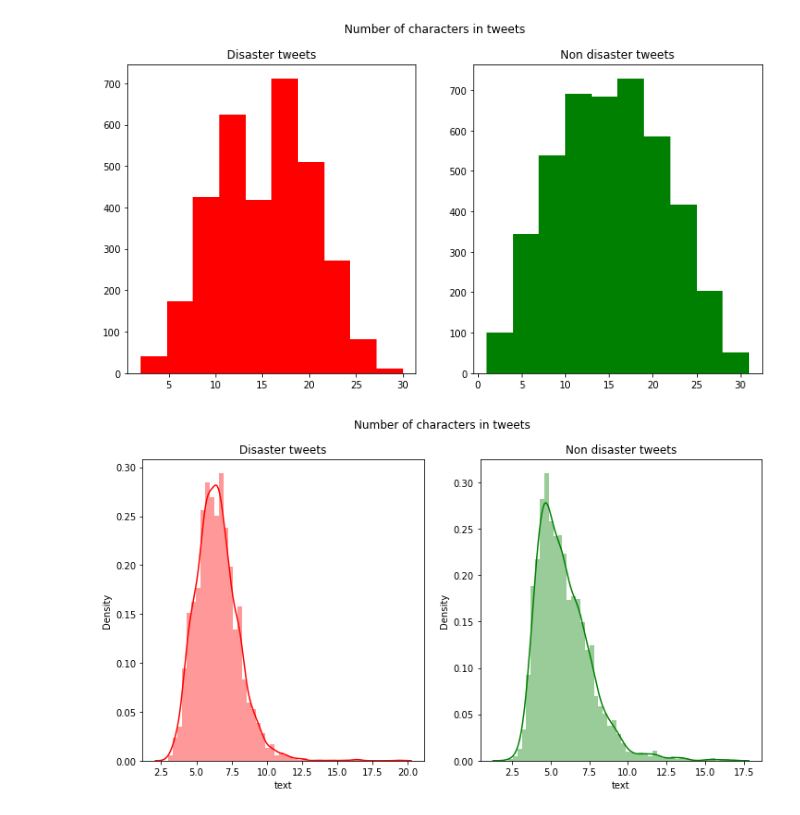
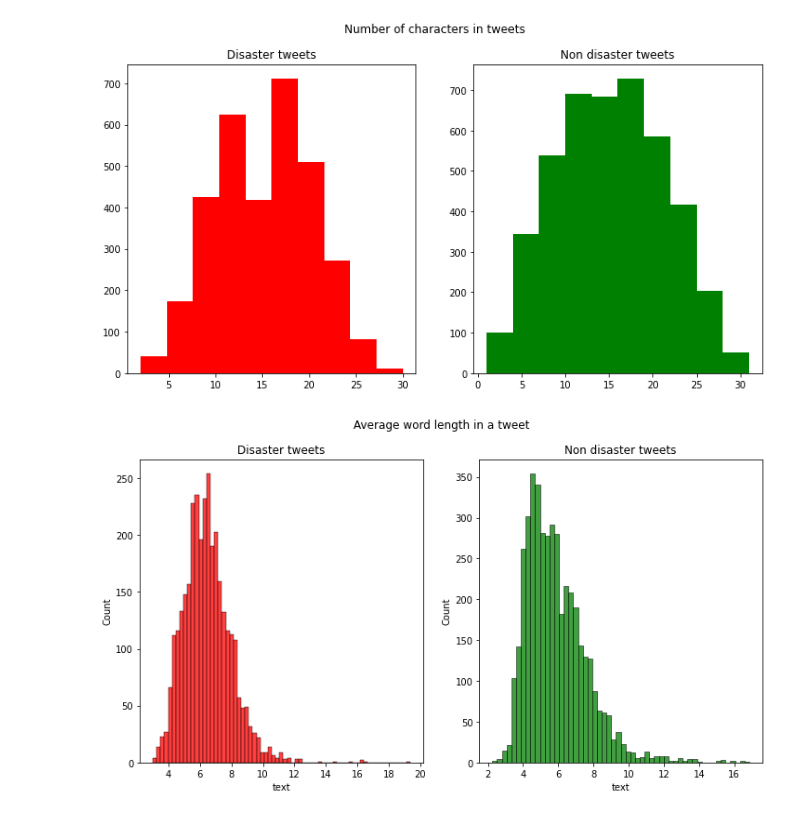
Before and after one commit to pranshudiwan/NLP_CS_6200, a Jupyter notebook: NLP_LSTM.ipynb, the cells around one changed output. Saved outputs shown, nothing was run; the diff lists cells and outputs as text; code cells hidden in the pictures.

Commit message:
Removing warning in visualizations implementation

```diff
--- a/NLP_LSTM.ipynb
+++ b/NLP_LSTM.ipynb
@@ -78,20 +78,22 @@ plt.show()
 # %%
 # Average length of word in a tweet
 
 # For Disaster tweets
 disaster_word_len=train[train['target']==1]['text'].str.split().apply(lambda tweet : [len(word) for word in tweet])
 # print(disaster_word_len)
+#print('Average word length of disaster tweets', disaster_word_len.map(lambda word_len: np.mean(word_len)))
 non_disaster_word_len=train[train['target']==0]['text'].str.split().apply(lambda tweet : [len(word) for word in tweet])
 # print(non_disaster_word_len)
+#print('Average word length of non disaster tweets', non_disaster_word_len.map(lambda word_len: np.mean(word_len)))
 
 # Plotting number of words
 plot,(subplot1,subplot2)=plt.subplots(1,2,figsize=(12,6))
-sns.distplot(disaster_word_len.map(lambda word_len: np.mean(word_len)),ax=subplot1,color='red')
+sns.histplot(disaster_word_len.map(lambda word_len: np.mean(word_len)),ax=subplot1,color='red')
 subplot1.set_title('Disaster tweets')
 
-sns.distplot(non_disaster_word_len.map(lambda word_len: np.mean(word_len)),ax=subplot2,color='green')
+sns.histplot(non_disaster_word_len.map(lambda word_len: np.mean(word_len)),ax=subplot2,color='green')
 subplot2.set_title('Non disaster tweets')
-plot.suptitle('Number of characters in tweets')
+plot.suptitle('Average word length in a tweet')
 plt.show()
 # %% [output]
-[figure, old version]
+[figure, new version]
```
Also changed, not shown: parts of 2 cells of this notebook.
